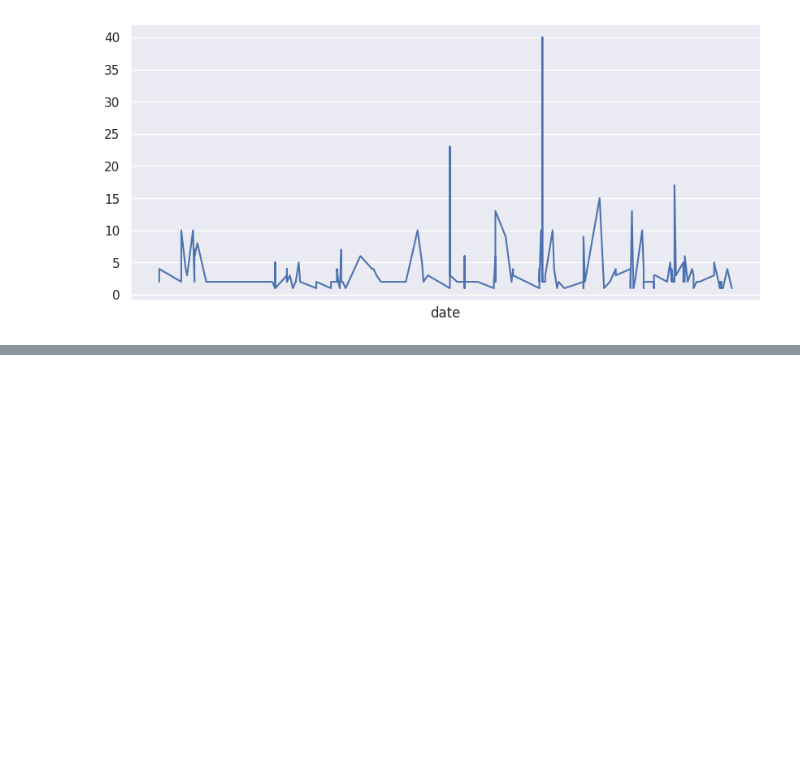
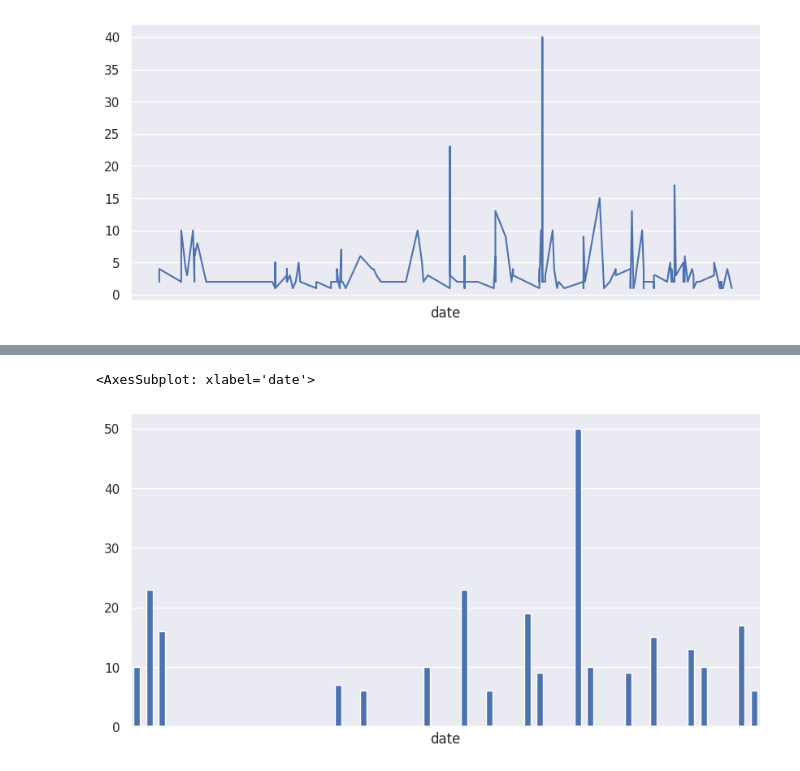
Before and after one commit to conflict-investigations/texty-analysis, a Jupyter notebook: texty_shelling_analysis.ipynb, the cells around one changed output, grey strips where cells are left out. Cells and saved outputs as stored; diff of their text form; code cells hidden in the pictures; blank space fills up the shorter version.

Commit message:
Update ipynb with more charts

```diff
--- a/texty_shelling_analysis.ipynb
+++ b/texty_shelling_analysis.ipynb
@@ -64,3 +64,5 @@ df.loc[df['missiles'].notnull(), 'missiles'].plot.line(xticks=[])
 # %% [output]
 <AxesSubplot: xlabel='date'>
 [figure]
+# %%
+df['barrages'] = np.where(df['missiles'] > 5, df['missiles'], np.nan)
@@ -66,0 +83,5 @@ df.loc[df['missiles'].notnull(), 'missiles'].plot.line(xticks=[])
+# %%
+df.loc[df['barrages'].notnull(), 'barrages'].resample('1w').sum().plot.bar(xticks=[])
+# %% [output]
+<AxesSubplot: xlabel='date'>
+[figure, added]
```
Also changed, not shown: parts of 1 cell of this notebook.
